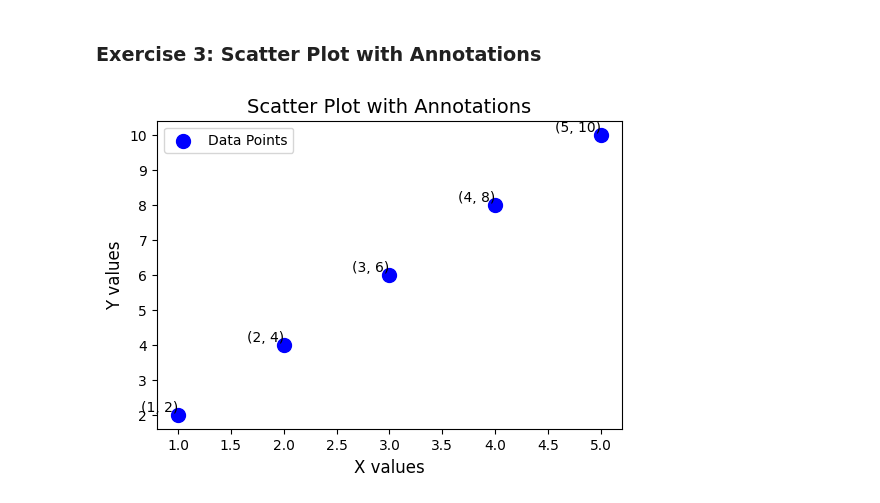
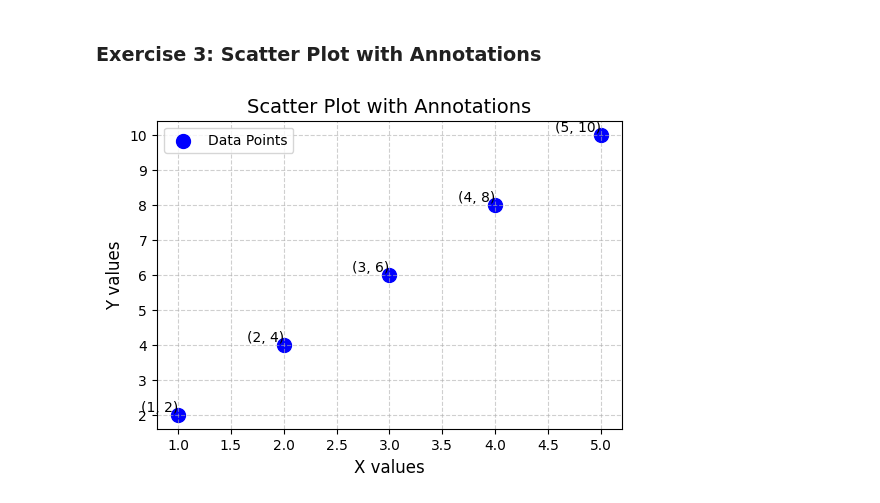
Before and after one commit to Chaithramk2003/python-jupyter-template, a Jupyter notebook: src/3-scatter-plot.ipynb, the cells around one changed output. Drawn from its saved outputs; the diff is of its cells as text; code cells hidden in the pictures.

```diff
--- a/src/3-scatter-plot.ipynb
+++ b/src/3-scatter-plot.ipynb
@@ -3,26 +3,26 @@
 # %%
 # TASK: Create a scatter plot with x = [1, 2, 3, 4, 5] and y = [2, 4, 6, 8, 10].
 # Annotate each point with its (x, y) value, and set the title as 'Scatter Plot with Annotations'.
 
 
 
 import matplotlib.pyplot as plt
 
 x = [1, 2, 3, 4, 5]
 y = [2, 4, 6, 8, 10]
 
-# Create scatter plot
 plt.figure(figsize=(6, 4))
 plt.scatter(x, y, color='blue', marker='o', s=100, label="Data Points")
 
 for i in range(len(x)):
     plt.text(x[i], y[i], f"({x[i]}, {y[i]})", fontsize=10, ha='right', va='bottom')
 
 plt.title("Scatter Plot with Annotations", fontsize=14)
 plt.xlabel("X values", fontsize=12)
 plt.ylabel("Y values", fontsize=12)
 
 plt.legend()
+plt.grid(True, linestyle="--", alpha=0.6)
 plt.show()
 # %% [output]
-[figure, old version]
+[figure, new version]
```
Also changed, not shown: 5 other files.
